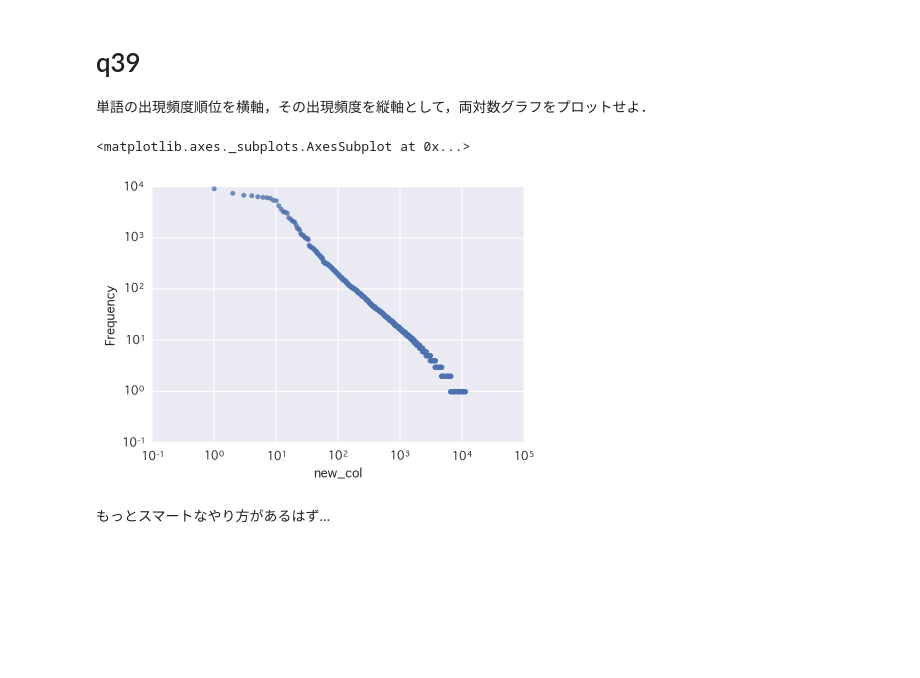
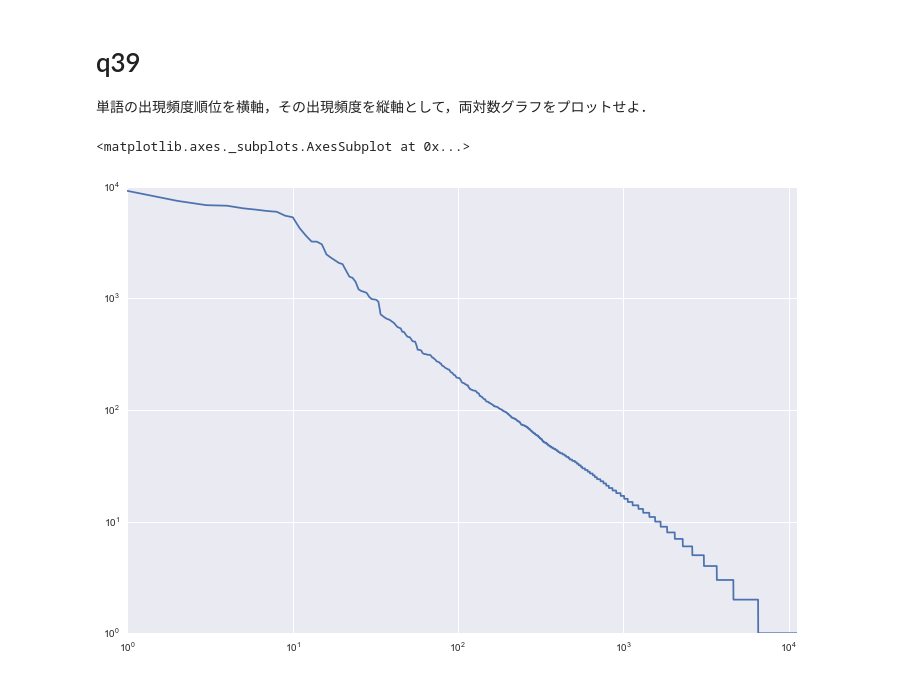
Before and after one commit to butsugiri/100_knock, a Jupyter notebook: 30-39/q37-39.ipynb, the cells around one changed output. Saved outputs shown, nothing was run; the diff lists cells and outputs as text; code cells hidden in the pictures; blank space fills up the shorter version.

```diff
--- a/30-39/q37-39.ipynb
+++ b/30-39/q37-39.ipynb
@@ -54,13 +54,11 @@ hist
 # q39
 
 単語の出現頻度順位を横軸，その出現頻度を縦軸として，両対数グラフをプロットせよ．
-# %%
-df['new_col'] = range(1,len(df) + 1)
-f, ax = plt.subplots()
-ax.set(xscale='log', yscale='log')
-sns.regplot(x="new_col", y="Frequency",ax=ax, data=df, fit_reg = False)
-# %% [output]
-<matplotlib.axes._subplots.AxesSubplot at 0x...>
-[figure, removed]
-# %% [markdown]
-もっとスマートなやり方があるはず…
+# %%
+s = pd.Series(df.Frequency.values)
+s.index += 1
+# %%
+s.plot(loglog=True, figsize=(12,8))
+# %% [output]
+<matplotlib.axes._subplots.AxesSubplot at 0x...>
+[figure, added]
```
Also changed, not shown: parts of 3 cells of this notebook, 15 other files.
